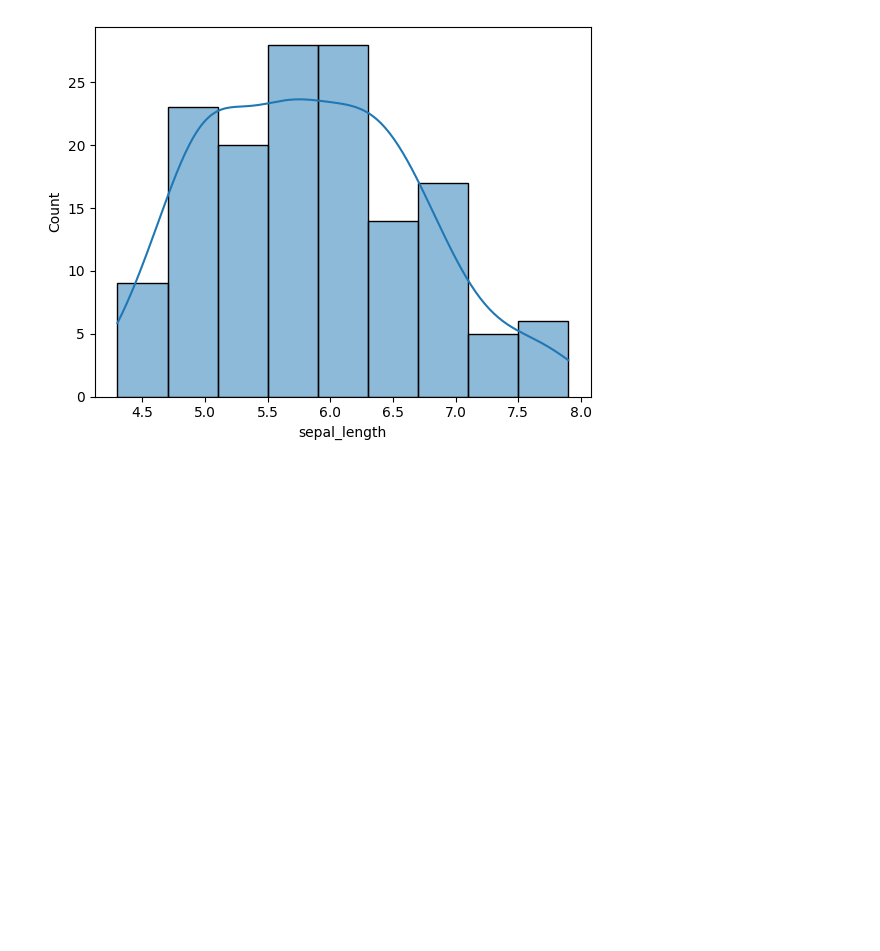
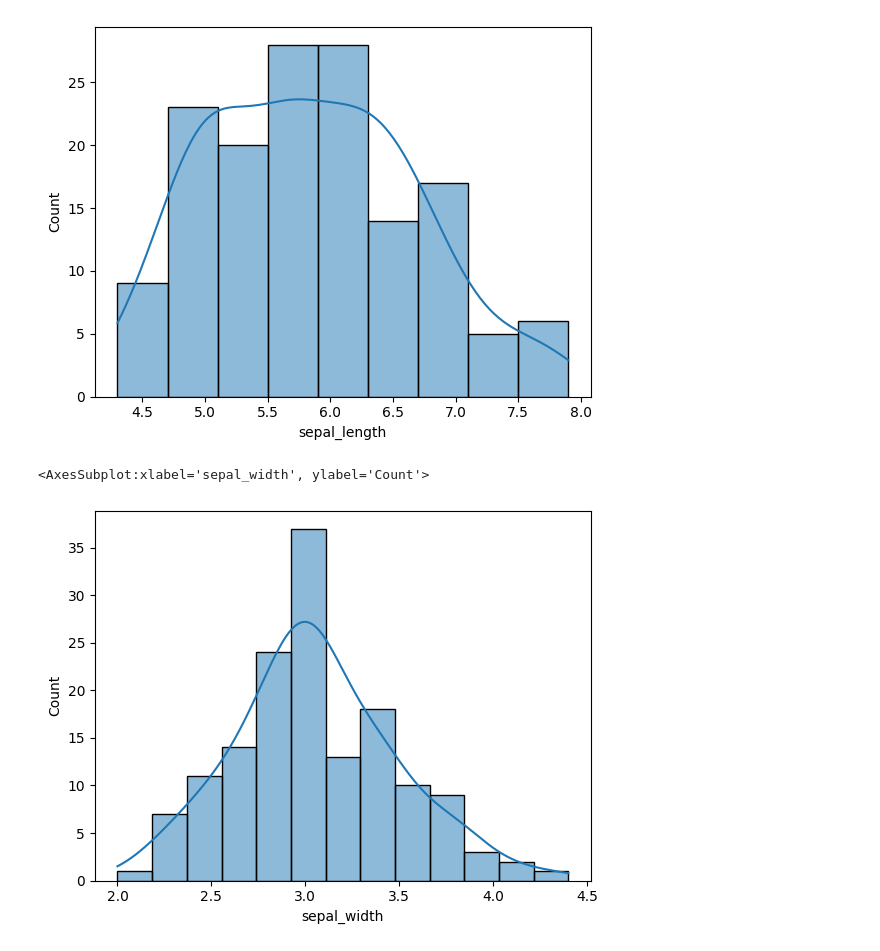
Before and after one commit to bhandariarun/365-365-days, a Jupyter notebook: March/statistics.ipynb, the cells around one changed output. Drawn from its saved outputs; the diff is of its cells as text; code cells hidden in the pictures; blank space fills up the shorter version.

```diff
--- a/March/Data_science.ipynb
+++ b/March/statistics.ipynb
@@ -52,3 +52,8 @@ sns.histplot(df_iris['sepal_length'], kde=True)
 # %% [output]
 <AxesSubplot:xlabel='sepal_length', ylabel='Count'>
 [figure]
+# %%
+sns.histplot(df_iris['sepal_width'], kde=True)
+# %% [output]
+<AxesSubplot:xlabel='sepal_width', ylabel='Count'>
+[figure, added]
```
Also changed, not shown: parts of 3 cells of this notebook.
